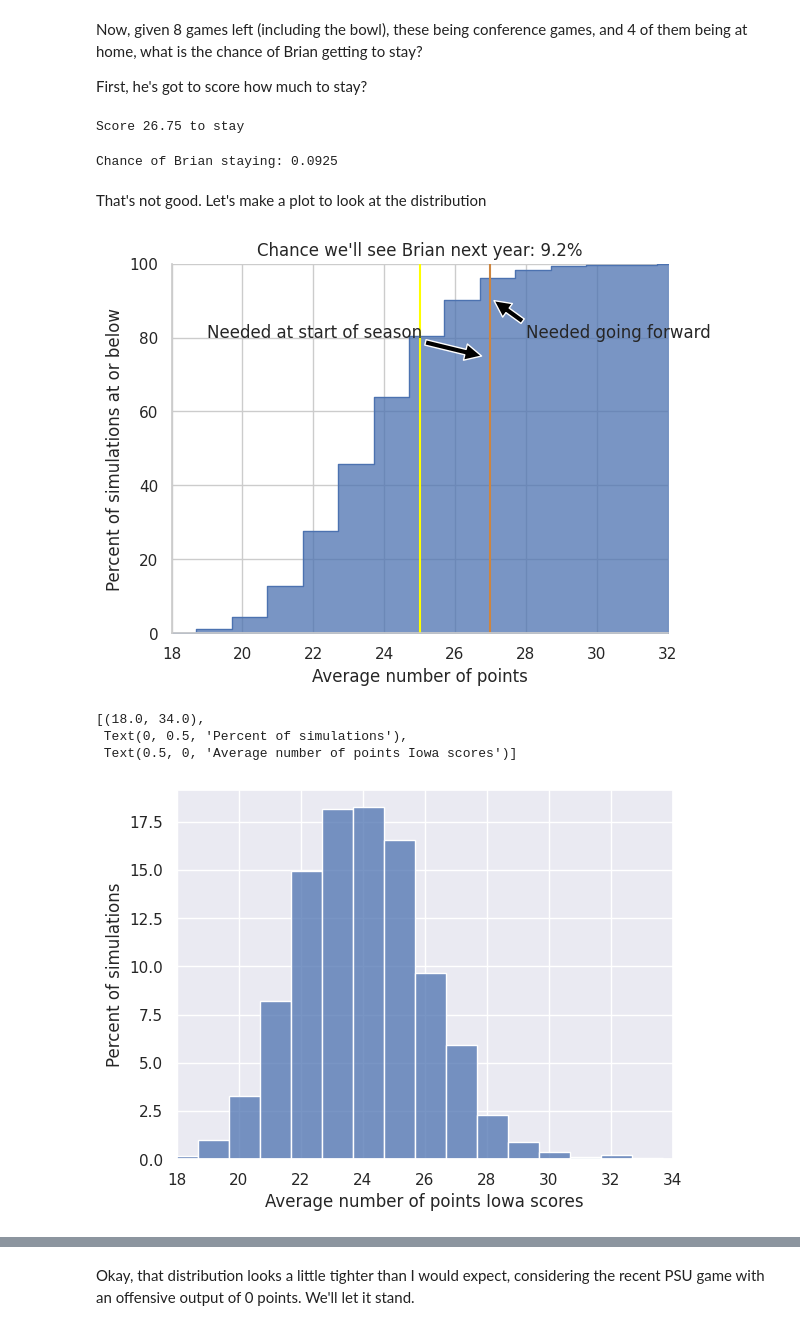
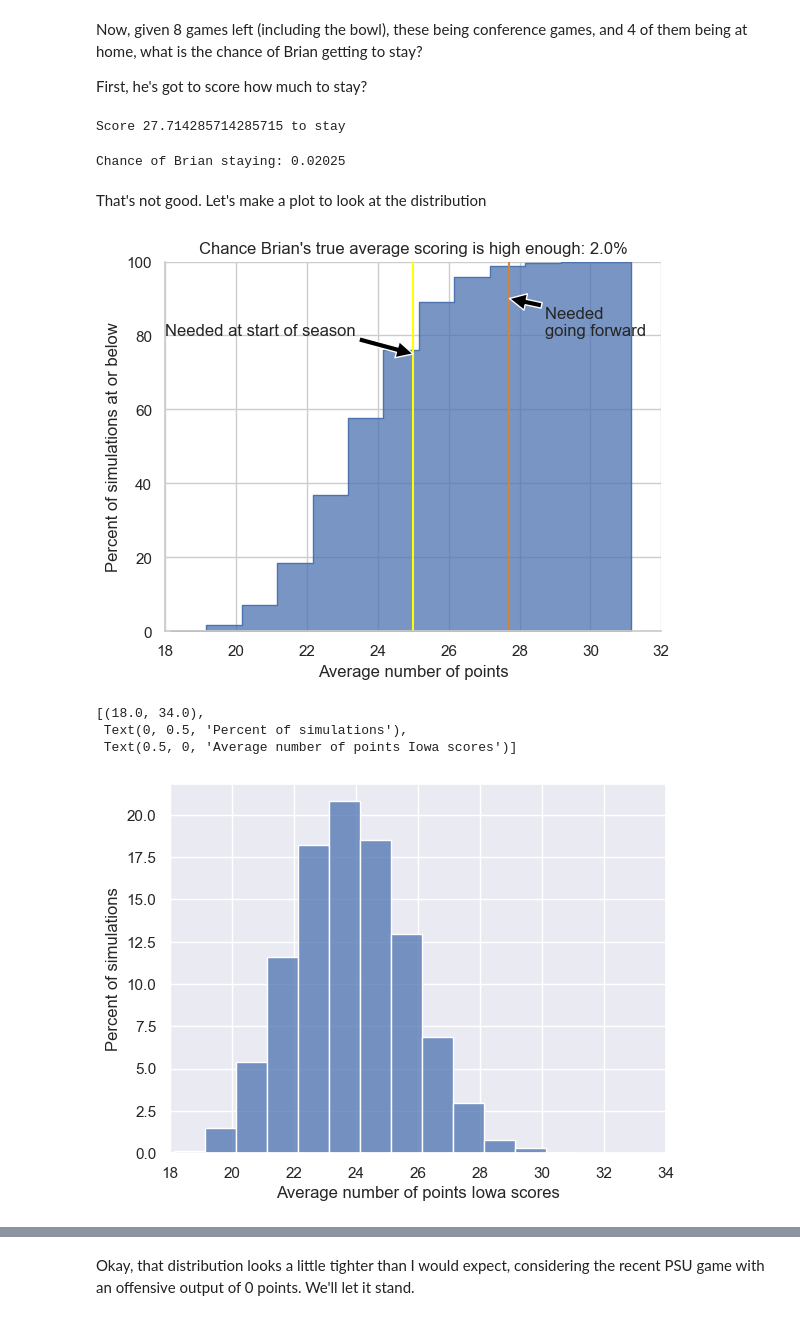
Before and after one commit to frank1010111/iowa-scoring, a Jupyter notebook: notebooks/analyze.ipynb, the cells around one changed output, grey strips where cells are left out. Saved outputs shown, nothing was run; the diff lists cells and outputs as text; code cells hidden in the pictures.

```diff
--- a/notebooks/analyze.ipynb
+++ b/notebooks/analyze.ipynb
@@ -126,13 +125,13 @@ Now, given 8 games left (including the bowl), these being conference games, and
 First, he's got to score how much to stay?
 # %%
 points_to_stay = 325
-games_left = 8
-home_games_left = 4
+games_left = 7
+home_games_left = 3
 points_scored_in_2023 = games.loc[games.season == 2023, "Iowa_points"].sum()
-points_per_game_to_stay = (points_to_stay - points_scored_in_2023) / 8
+points_per_game_to_stay = (points_to_stay - points_scored_in_2023) / games_left
 print(f"Score {points_per_game_to_stay} to stay")
 # %% [output]
-Score 26.75 to stay
+Score 27.714285714285715 to stay
 # %%
 p = points.posterior
 
@@ -150,43 +149,43 @@ print(
     np.mean(posterior_2023_points >= points_per_game_to_stay),
 )
 # %% [output]
-Chance of Brian staying: 0.0925
+Chance of Brian staying: 0.02025
 # %% [markdown]
 That's not good. Let's make a plot to look at the distribution
 # %%
 with sns.axes_style("whitegrid"):
     g = sns.histplot(
         posterior_2023_points,
         discrete=True,
         element="step",
         stat="percent",
         cumulative=True,
         fill=True,
     )
     g.set(
         xlim=(18, 32),
         ylim=(0, 100),
         ylabel="Percent of simulations at or below",
         xlabel="Average number of points",
-        title=f"Chance we'll see Brian next year: {np.mean(posterior_2023_points >= points_per_game_to_stay):.1%}",
+        title=f"Chance Brian's true average scoring is high enough: {np.mean(posterior_2023_points >= points_per_game_to_stay):.1%}",
     )
-    g.vlines(27, 0, 100, color="peru")
+    g.vlines(points_per_game_to_stay, 0, 100, color="peru")
     g.vlines(25, 0, 100, color="yellow")
     sns.despine()
     g.annotate(
-        "Needed going forward",
-        xy=(27.1, 90),
-        xytext=(28, 80),
+        "Needed \ngoing forward",
+        xy=(points_per_game_to_stay, 90),
+        xytext=(points_per_game_to_stay + 1, 80),
         arrowprops=dict(facecolor="black"),
     )
     g.annotate(
         "Needed at start of season",
-        xy=(points_per_game_to_stay, 75),
-        xytext=(19, 80),
+        xy=(25, 75),
+        xytext=(18, 80),
         arrowprops=dict(facecolor="black"),
     )
 # %% [output]
-[figure, old version]
+[figure, new version]
 # %%
 g = sns.histplot(
     posterior_2023_points,
@@ -204,5 +203,5 @@ g.set(
 [(18.0, 34.0),
  Text(0, 0.5, 'Percent of simulations'),
  Text(0.5, 0, 'Average number of points Iowa scores')]
-[figure, old version]
+[figure, new version]
 # %% [markdown]
```
Also changed, not shown: parts of 10 cells of this notebook.
